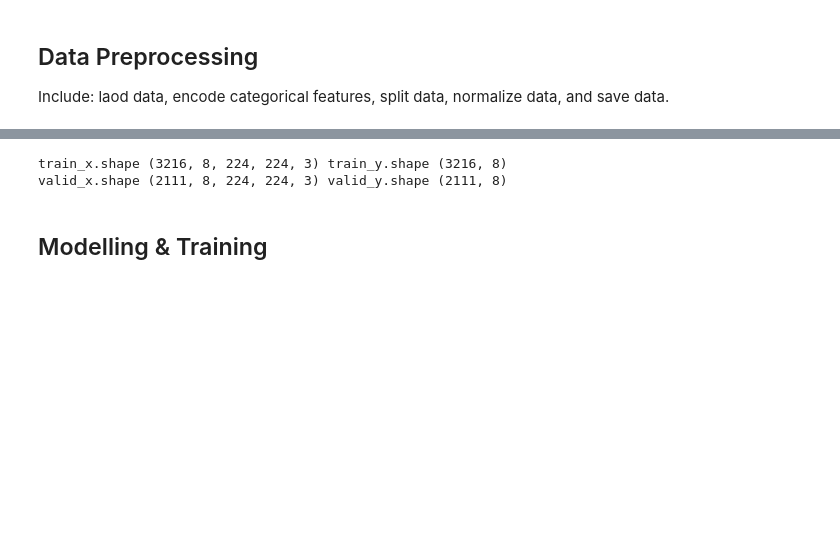
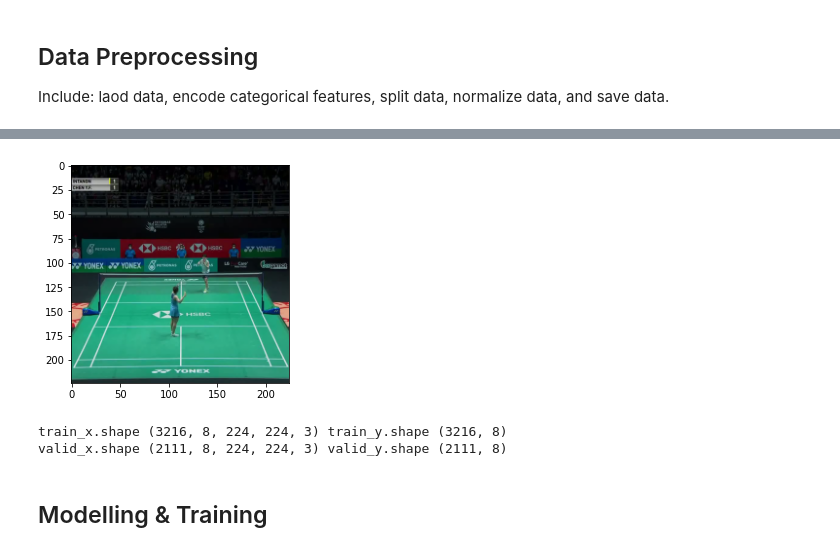
Before and after one commit to siang-chang/aidea-badminton-vision, a Jupyter notebook: src/detection/time_series_many_to_many.ipynb, the cells around one changed output, grey strips where cells are left out. Saved outputs shown, nothing was run; the diff lists cells and outputs as text; code cells hidden in the pictures; blank space fills up the shorter version.

```diff
--- a/src/detection/time_series_many_to_many.ipynb
+++ b/src/detection/time_series_many_to_many.ipynb
@@ -162,3 +179,10 @@ plt.show()
+# %%
+image = np.array(train['Vector'][0]) * 0.3 + np.array(train['Vector'][1]) * 0.3 + np.array(train['Vector'][2]) * 0.3
+image = image.astype(np.uint8)
+plt.imshow(image)
+plt.show()
+# %% [output]
+[figure, added]
 # %%
 train_x, train_y = get_sliding_samples_by_video(train, window_size=8)
 valid_x, valid_y = get_sliding_samples_by_video(valid, window_size=8)
```
Also changed, not shown: parts of 16 cells of this notebook.
